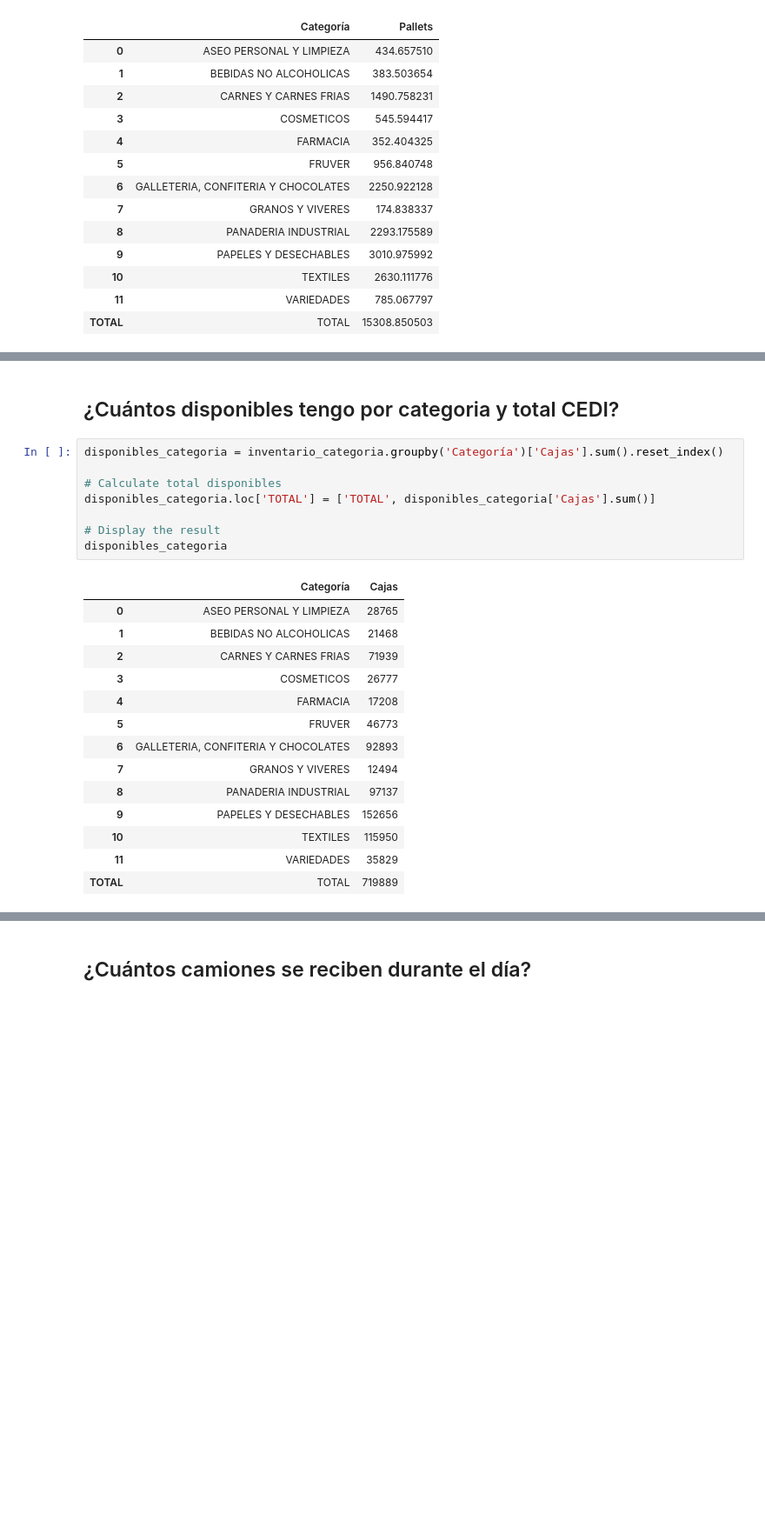
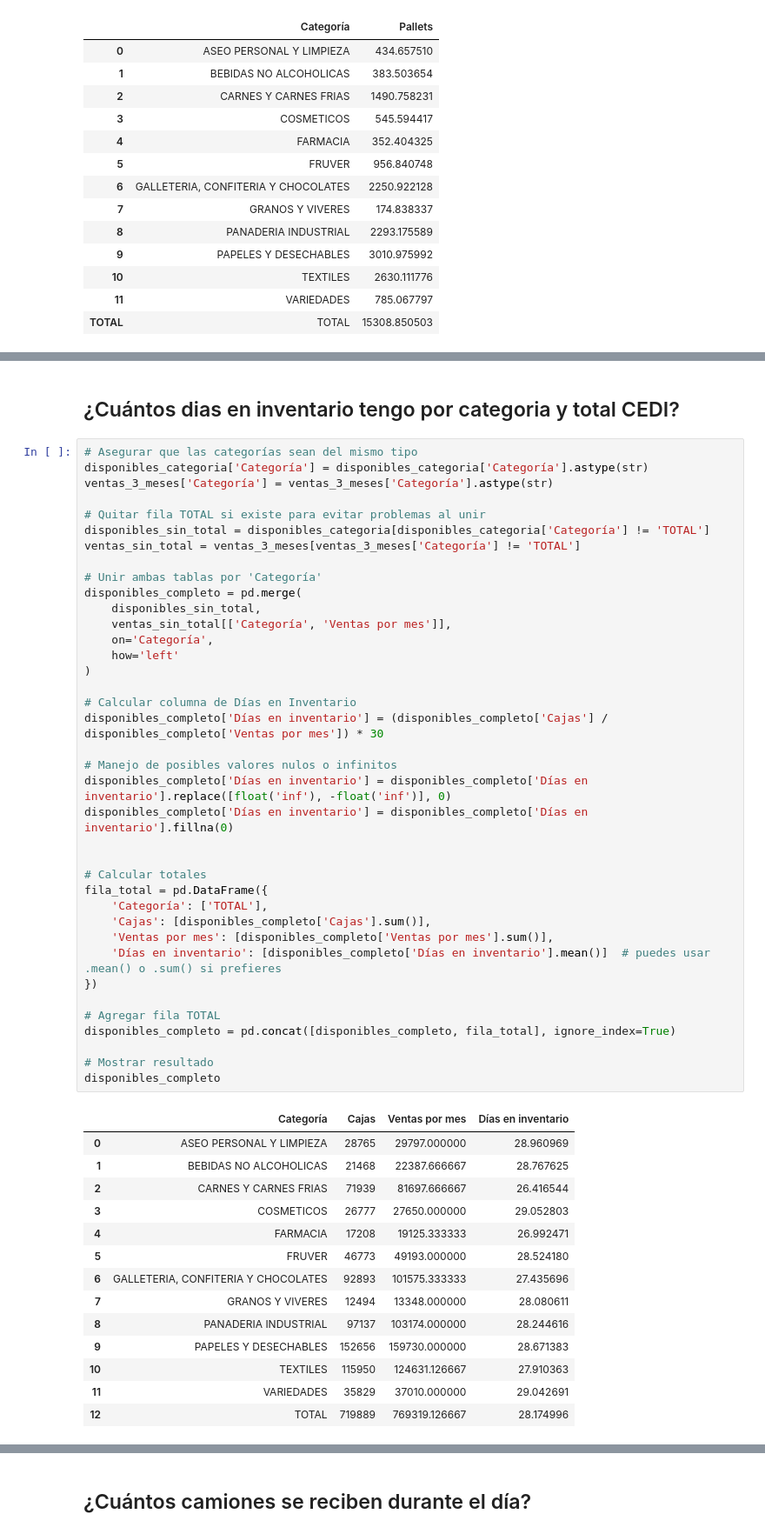
Before and after one commit to ValentinaJimenezTorres/CA_inventarios, a Jupyter notebook: b_exploracion_limpieza.ipynb, the cells around one changed output, grey strips where cells are left out. Shown at 87% size. Saved outputs shown, nothing was run; the diff lists cells and outputs as text; blank space fills up the shorter version.

```diff
--- a/b_exploracion_limpieza.ipynb
+++ b/b_exploracion_limpieza.ipynb
@@ -704,25 +708,55 @@ pallets_categoria
 # %% [markdown]
-## ¿Cuántos disponibles tengo por categoria y total CEDI?
+## ¿Cuántos dias en inventario tengo por categoria y total CEDI?
-# %%
-disponibles_categoria = inventario_categoria.groupby('Categoría')['Cajas'].sum().reset_index()
-
-# Calculate total disponibles
-disponibles_categoria.loc['TOTAL'] = ['TOTAL', disponibles_categoria['Cajas'].sum()]
-
-# Display the result
-disponibles_categoria
-# %% [output]
-|  | Categoría | Cajas |
-| 0 | ASEO PERSONAL Y LIMPIEZA | 28765 |
-| 1 | BEBIDAS NO ALCOHOLICAS | 21468 |
-| 2 | CARNES Y CARNES FRIAS | 71939 |
-| 3 | COSMETICOS | 26777 |
-| 4 | FARMACIA | 17208 |
-| 5 | FRUVER | 46773 |
-| 6 | GALLETERIA, CONFITERIA Y CHOCOLATES | 92893 |
-| 7 | GRANOS Y VIVERES | 12494 |
-| 8 | PANADERIA INDUSTRIAL | 97137 |
-| 9 | PAPELES Y DESECHABLES | 152656 |
-| 10 | TEXTILES | 115950 |
-| 11 | VARIEDADES | 35829 |
-| TOTAL | TOTAL | 719889 |
+# %%
+# Asegurar que las categorías sean del mismo tipo
+disponibles_categoria['Categoría'] = disponibles_categoria['Categoría'].astype(str)
+ventas_3_meses['Categoría'] = ventas_3_meses['Categoría'].astype(str)
+
+# Quitar fila TOTAL si existe para evitar problemas al unir
+disponibles_sin_total = disponibles_categoria[disponibles_categoria['Categoría'] != 'TOTAL']
+ventas_sin_total = ventas_3_meses[ventas_3_meses['Categoría'] != 'TOTAL']
+
+# Unir ambas tablas por 'Categoría'
+disponibles_completo = pd.merge(
+    disponibles_sin_total,
+    ventas_sin_total[['Categoría', 'Ventas por mes']],
+    on='Categoría',
+    how='left'
+)
+
+# Calcular columna de Días en Inventario
+disponibles_completo['Días en inventario'] = (disponibles_completo['Cajas'] / disponibles_completo['Ventas por mes']) * 30
+
+# Manejo de posibles valores nulos o infinitos
+disponibles_completo['Días en inventario'] = disponibles_completo['Días en inventario'].replace([float('inf'), -float('inf')], 0)
+disponibles_completo['Días en inventario'] = disponibles_completo['Días en inventario'].fillna(0)
+
+
+# Calcular totales
+fila_total = pd.DataFrame({
+    'Categoría': ['TOTAL'],
+    'Cajas': [disponibles_completo['Cajas'].sum()],
+    'Ventas por mes': [disponibles_completo['Ventas por mes'].sum()],
+    'Días en inventario': [disponibles_completo['Días en inventario'].mean()]  # puedes usar .mean() o .sum() si prefieres
+})
+
+# Agregar fila TOTAL
+disponibles_completo = pd.concat([disponibles_completo, fila_total], ignore_index=True)
+
+# Mostrar resultado
+disponibles_completo
+# %% [output]
+|  | Categoría | Cajas | Ventas por mes | Días en inventario |
+| 0 | ASEO PERSONAL Y LIMPIEZA | 28765 | 29797.000000 | 28.960969 |
+| 1 | BEBIDAS NO ALCOHOLICAS | 21468 | 22387.666667 | 28.767625 |
+| 2 | CARNES Y CARNES FRIAS | 71939 | 81697.666667 | 26.416544 |
+| 3 | COSMETICOS | 26777 | 27650.000000 | 29.052803 |
+| 4 | FARMACIA | 17208 | 19125.333333 | 26.992471 |
+| 5 | FRUVER | 46773 | 49193.000000 | 28.524180 |
+| 6 | GALLETERIA, CONFITERIA Y CHOCOLATES | 92893 | 101575.333333 | 27.435696 |
+| 7 | GRANOS Y VIVERES | 12494 | 13348.000000 | 28.080611 |
+| 8 | PANADERIA INDUSTRIAL | 97137 | 103174.000000 | 28.244616 |
+| 9 | PAPELES Y DESECHABLES | 152656 | 159730.000000 | 28.671383 |
+| 10 | TEXTILES | 115950 | 124631.126667 | 27.910363 |
+| 11 | VARIEDADES | 35829 | 37010.000000 | 29.042691 |
+| 12 | TOTAL | 719889 | 769319.126667 | 28.174996 |
```
Also changed, not shown: parts of 6 cells of this notebook.
